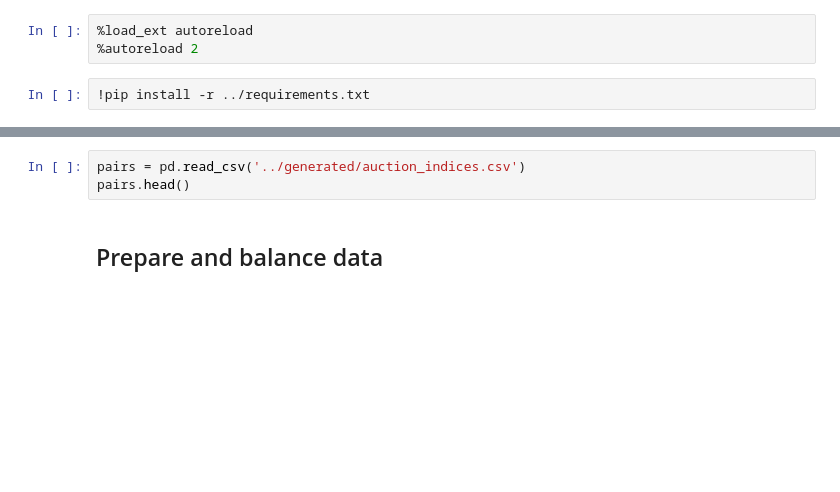
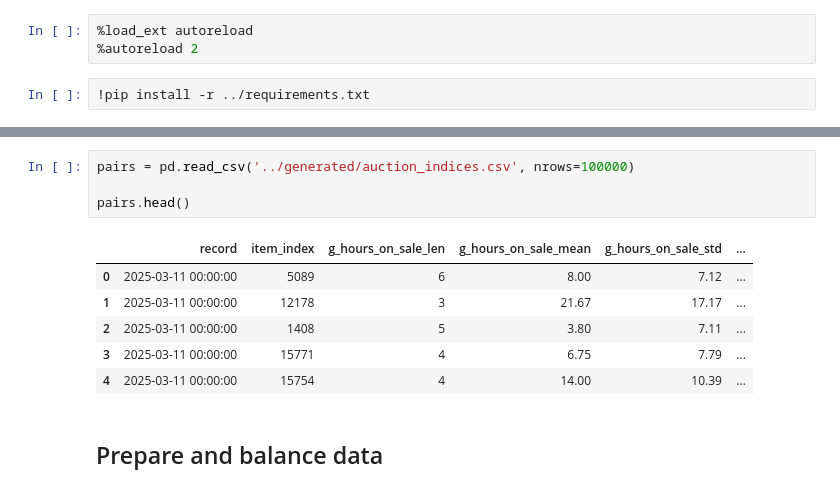
Before and after one commit to AngelUrq/auction_classic, a Jupyter notebook: notebooks/transformer_training.ipynb, the cells around one changed output, grey strips where cells are left out. Cells and saved outputs as stored; diff of their text form; blank space fills up the shorter version.

```diff
--- a/notebooks/transformer_training.ipynb
+++ b/notebooks/transformer_training.ipynb
@@ -51,6 +53,14 @@ print(device)
 # %%
-pairs = pd.read_csv('../generated/auction_indices.csv')
+pairs = pd.read_csv('../generated/auction_indices.csv', nrows=100000)
+
 pairs.head()
+# %% [output]
+|  | record | item_index | g_hours_on_sale_len | g_hours_on_sale_mean | g_hours_on_sale_std | ... |
+| 0 | 2025-03-11 00:00:00 | 5089 | 6 | 8.00 | 7.12 | ... |
+| 1 | 2025-03-11 00:00:00 | 12178 | 3 | 21.67 | 17.17 | ... |
+| 2 | 2025-03-11 00:00:00 | 1408 | 5 | 3.80 | 7.11 | ... |
+| 3 | 2025-03-11 00:00:00 | 15771 | 4 | 6.75 | 7.79 | ... |
+| 4 | 2025-03-11 00:00:00 | 15754 | 4 | 14.00 | 10.39 | ... |
 # %% [markdown]
 ## Prepare and balance data
 # %%
```
Also changed, not shown: parts of 8 cells of this notebook.
